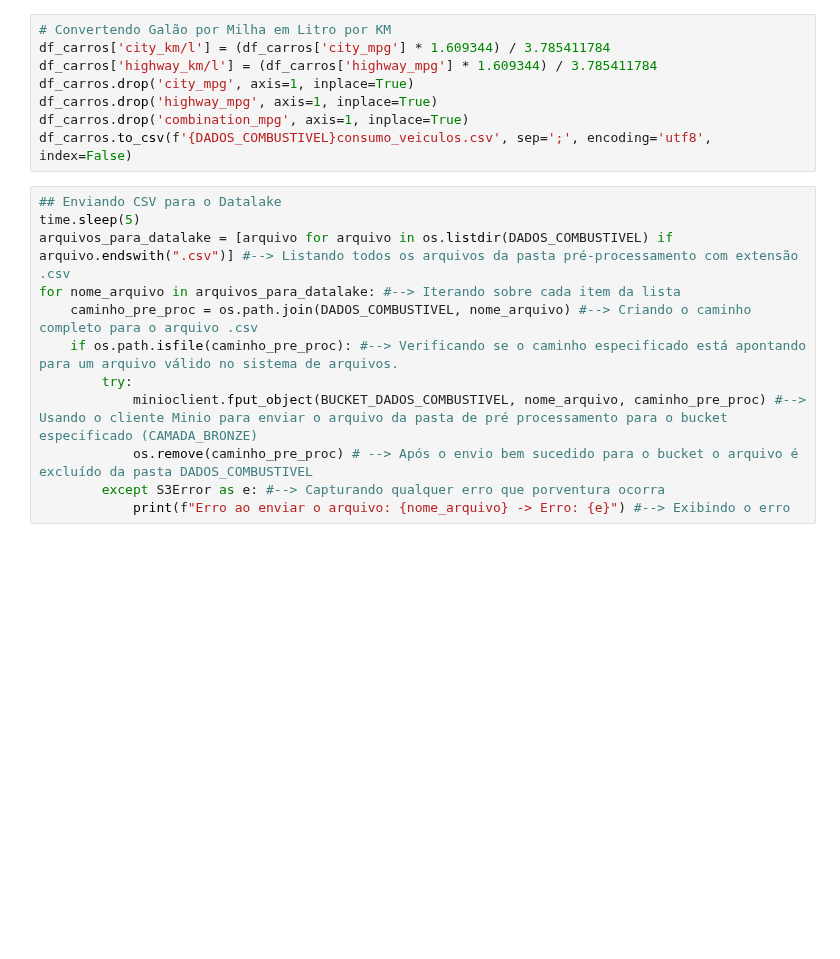
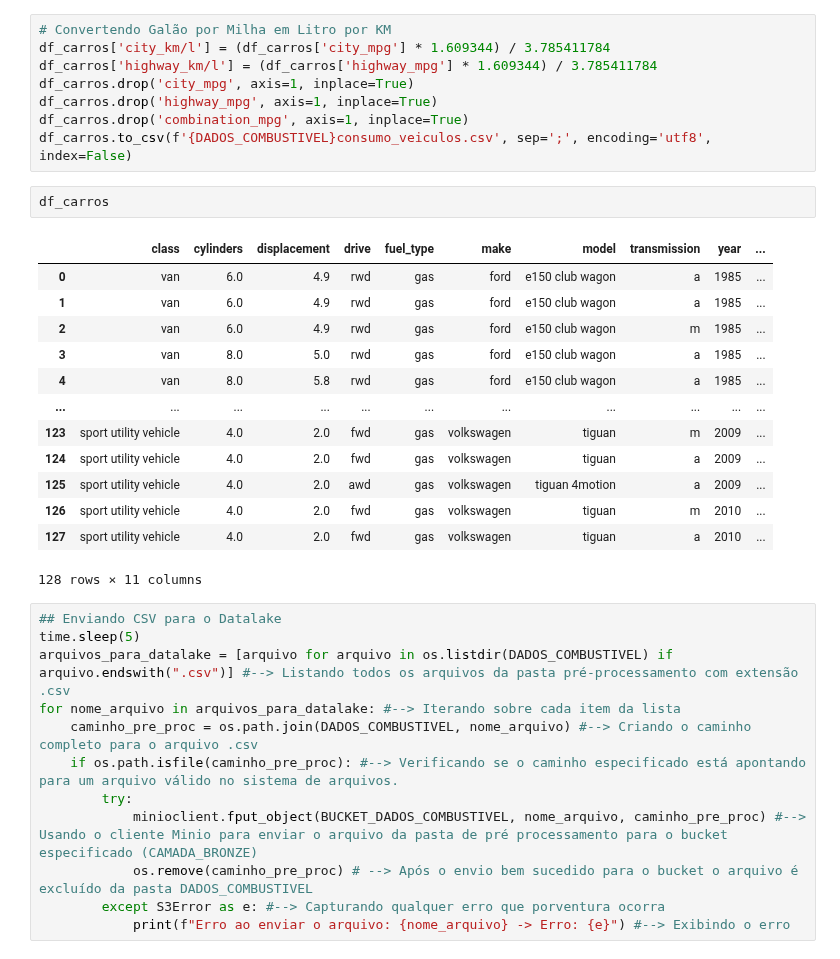
Before and after one commit to ThigaoRibeiro/tcc-ufrj-pipeline, a Jupyter notebook: Teste_WebScraping_OpenStreetMap.ipynb, the cells around one changed output. Cells and saved outputs as stored; diff of their text form; blank space fills up the shorter version.

```diff
--- a/Teste_WebScraping_OpenStreetMap.ipynb
+++ b/Teste_WebScraping_OpenStreetMap.ipynb
@@ -1968,6 +2037,22 @@ df_carros.drop('city_mpg', axis=1, inplace=True)
 df_carros.drop('highway_mpg', axis=1, inplace=True)
 df_carros.drop('combination_mpg', axis=1, inplace=True)
 df_carros.to_csv(f'{DADOS_COMBUSTIVEL}consumo_veiculos.csv', sep=';', encoding='utf8', index=False)
+# %%
+df_carros
+# %% [output]
+|  | class | cylinders | displacement | drive | fuel_type | make | model | transmission | year | ... |
+| 0 | van | 6.0 | 4.9 | rwd | gas | ford | e150 club wagon | a | 1985 | ... |
+| 1 | van | 6.0 | 4.9 | rwd | gas | ford | e150 club wagon | a | 1985 | ... |
+| 2 | van | 6.0 | 4.9 | rwd | gas | ford | e150 club wagon | m | 1985 | ... |
+| 3 | van | 8.0 | 5.0 | rwd | gas | ford | e150 club wagon | a | 1985 | ... |
+| 4 | van | 8.0 | 5.8 | rwd | gas | ford | e150 club wagon | a | 1985 | ... |
+| ... | ... | ... | ... | ... | ... | ... | ... | ... | ... | ... |
+| 123 | sport utility vehicle | 4.0 | 2.0 | fwd | gas | volkswagen | tiguan | m | 2009 | ... |
+| 124 | sport utility vehicle | 4.0 | 2.0 | fwd | gas | volkswagen | tiguan | a | 2009 | ... |
+| 125 | sport utility vehicle | 4.0 | 2.0 | awd | gas | volkswagen | tiguan 4motion | a | 2009 | ... |
+| 126 | sport utility vehicle | 4.0 | 2.0 | fwd | gas | volkswagen | tiguan | m | 2010 | ... |
+| 127 | sport utility vehicle | 4.0 | 2.0 | fwd | gas | volkswagen | tiguan | a | 2010 | ... |
+128 rows × 11 columns
 # %%
 ## Enviando CSV para o Datalake
 time.sleep(5)
```
Also changed, not shown: parts of 32 cells of this notebook, 44 other files.
